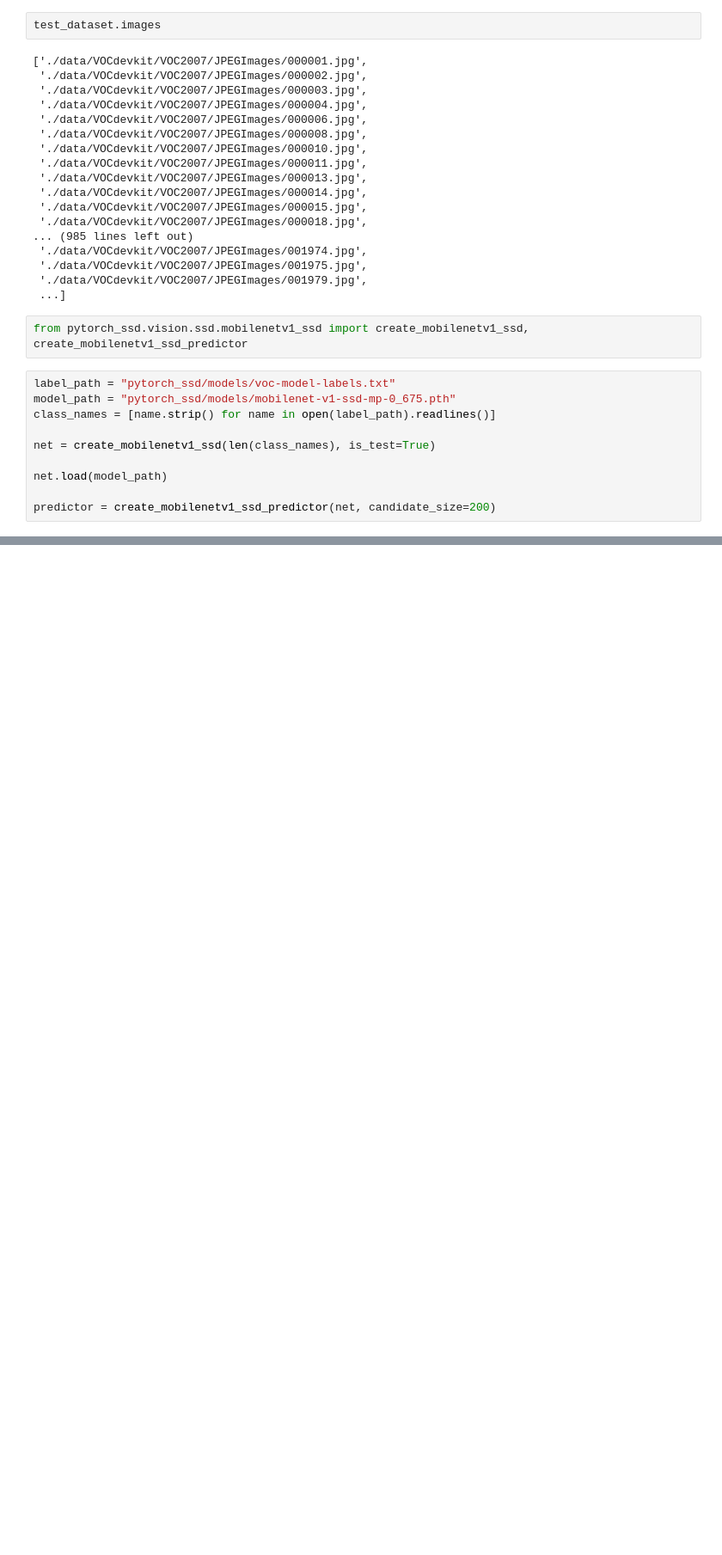
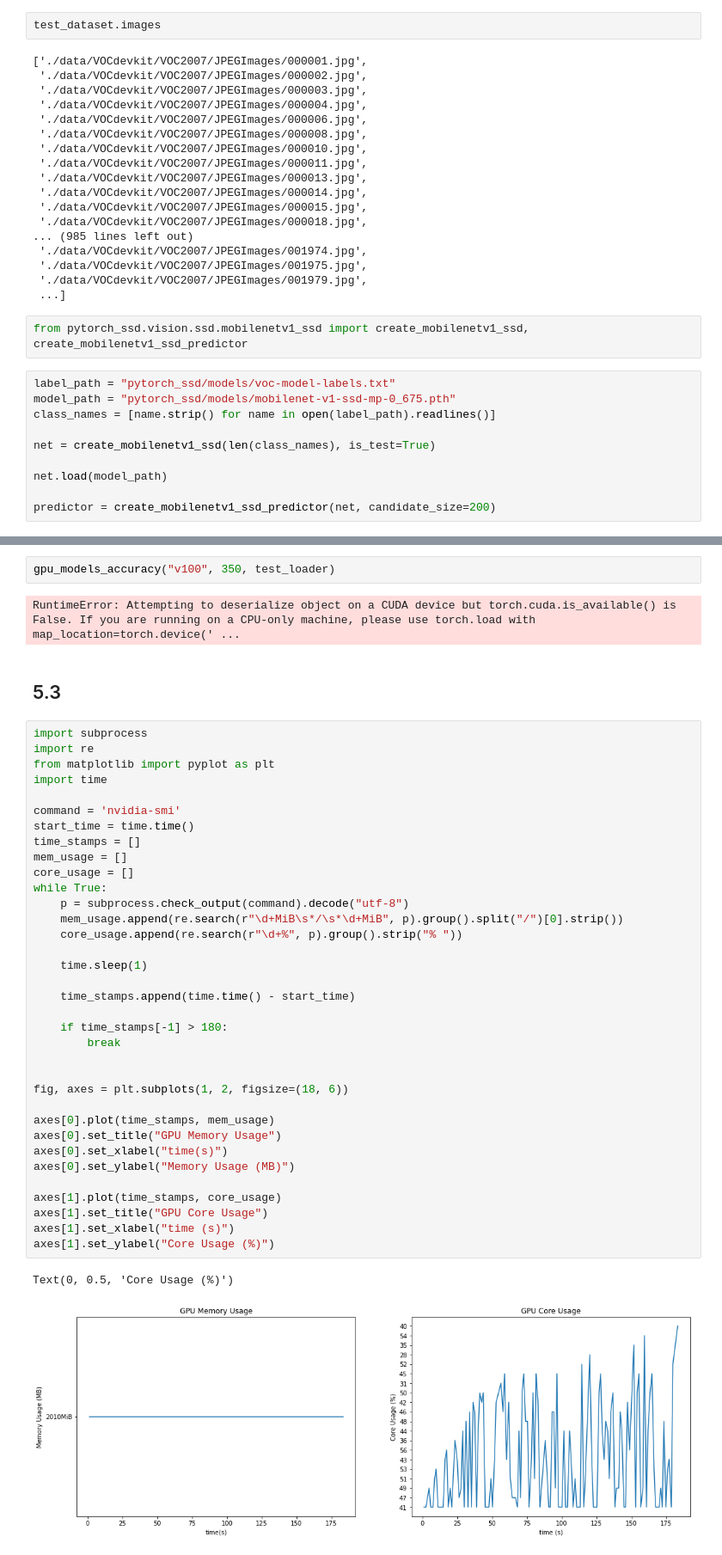
Before and after one commit to codexceed/MS-CS, a Jupyter notebook: Courses/IDLS/hw5/HW5.ipynb, the cells around one changed output, grey strips where cells are left out. Shown at 86% size. Drawn from its saved outputs; the diff is of its cells as text; blank space fills up the shorter version.

```diff
--- a/Courses/IDLS/hw5/HW5.ipynb
+++ b/Courses/IDLS/hw5/HW5.ipynb
@@ -90,0 +378,44 @@ class_names
+# %%
+gpu_models_accuracy("v100", 350, test_loader)
+# %% [output]
+RuntimeError: Attempting to deserialize object on a CUDA device but torch.cuda.is_available() is False. If you are running on a CPU-only machine, please use torch.load with map_location=torch.device(' ...
+# %% [markdown]
+## 5.3
+# %%
+import subprocess
+import re
+from matplotlib import pyplot as plt
+import time
+
+command = 'nvidia-smi'
+start_time = time.time()
+time_stamps = []
+mem_usage = []
+core_usage = []
+while True:
+    p = subprocess.check_output(command).decode("utf-8")
+    mem_usage.append(re.search(r"\d+MiB\s*/\s*\d+MiB", p).group().split("/")[0].strip())
+    core_usage.append(re.search(r"\d+%", p).group().strip("% "))
+
+    time.sleep(1)
+
+    time_stamps.append(time.time() - start_time)
+
+    if time_stamps[-1] > 180:
+        break
+
+
+fig, axes = plt.subplots(1, 2, figsize=(18, 6))
+
+axes[0].plot(time_stamps, mem_usage)
+axes[0].set_title("GPU Memory Usage")
+axes[0].set_xlabel("time(s)")
+axes[0].set_ylabel("Memory Usage (MB)")
+
+axes[1].plot(time_stamps, core_usage)
+axes[1].set_title("GPU Core Usage")
+axes[1].set_xlabel("time (s)")
+axes[1].set_ylabel("Core Usage (%)")
+# %% [output]
+Text(0, 0.5, 'Core Usage (%)')
+[figure, added]
```
Also changed, not shown: parts of 17 cells of this notebook.
